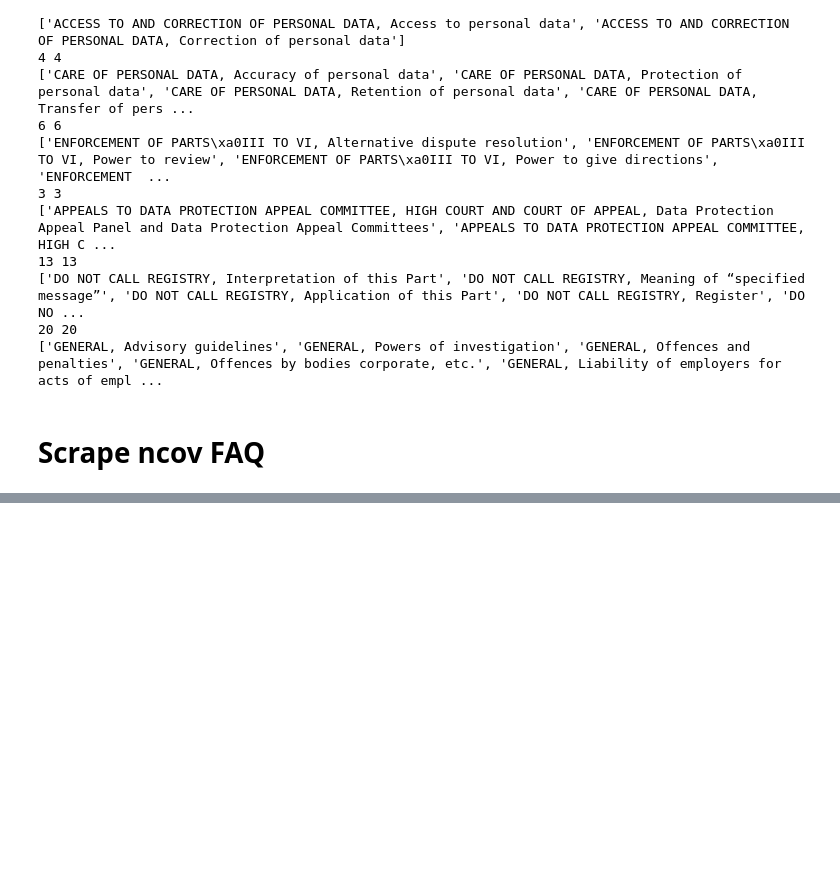
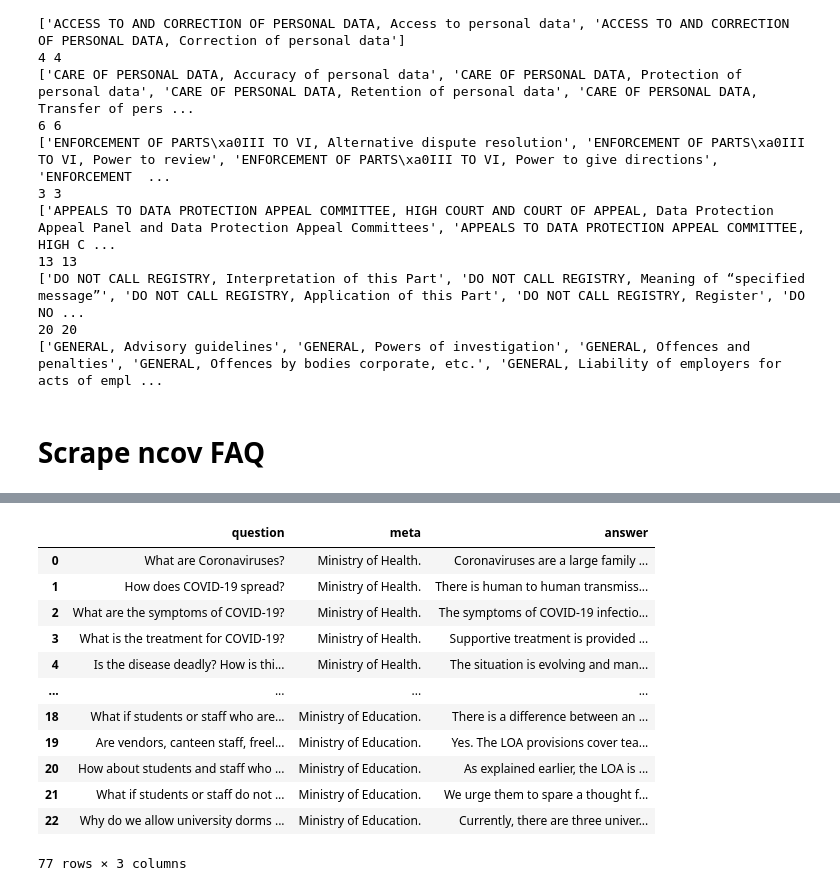
Before and after one commit to nickyeolk/info_retrieve, a Jupyter notebook: notebooks/Scraper.ipynb, the cells around one changed output, grey strips where cells are left out. Saved outputs shown, nothing was run; the diff lists cells and outputs as text; code cells hidden in the pictures; blank space fills up the shorter version.

```diff
--- a/notebooks/Scraper.ipynb
+++ b/notebooks/Scraper.ipynb
@@ -192 +260,17 @@ df_ncov = pd.DataFrame({'question':questions, 'meta':['']*len(answers),'answer':
+# %%
+df
+# %% [output]
+|  | question | meta | answer |
+| 0 | What are Coronaviruses? | Ministry of Health. | Coronaviruses are a large family ... |
+| 1 | How does COVID-19 spread? | Ministry of Health. | There is human to human transmiss... |
+| 2 | What are the symptoms of COVID-19? | Ministry of Health. | The symptoms of COVID-19 infectio... |
+| 3 | What is the treatment for COVID-19? | Ministry of Health. | Supportive treatment is provided ... |
+| 4 | Is the disease deadly? How is thi... | Ministry of Health. | The situation is evolving and man... |
+| ... | ... | ... | ... |
+| 18 | What if students or staff who are... | Ministry of Education. | There is a difference between an ... |
+| 19 | Are vendors, canteen staff, freel... | Ministry of Education. | Yes. The LOA provisions cover tea... |
+| 20 | How about students and staff who ... | Ministry of Education. | As explained earlier, the LOA is ... |
+| 21 | What if students or staff do not ... | Ministry of Education. | We urge them to spare a thought f... |
+| 22 | Why do we allow university dorms ... | Ministry of Education. | Currently, there are three univer... |
+77 rows × 3 columns
 # %%
```
Also changed, not shown: parts of 13 cells of this notebook, 4 other files.
